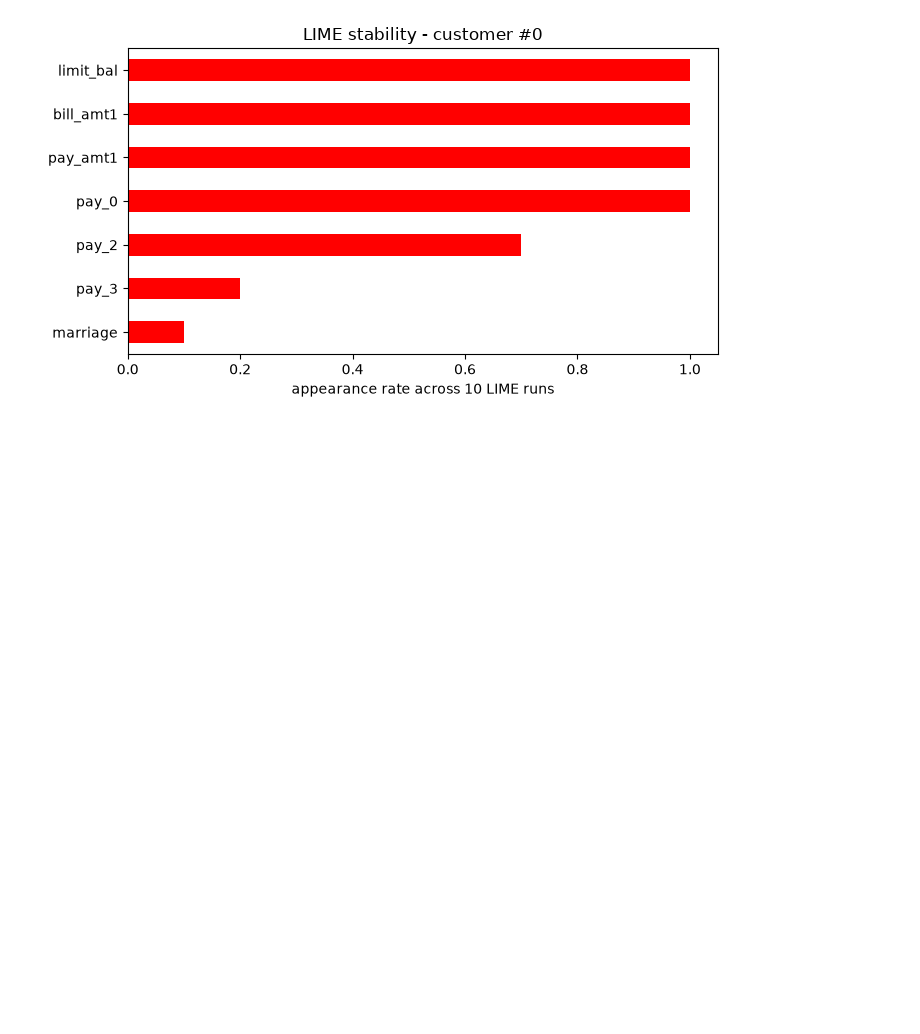
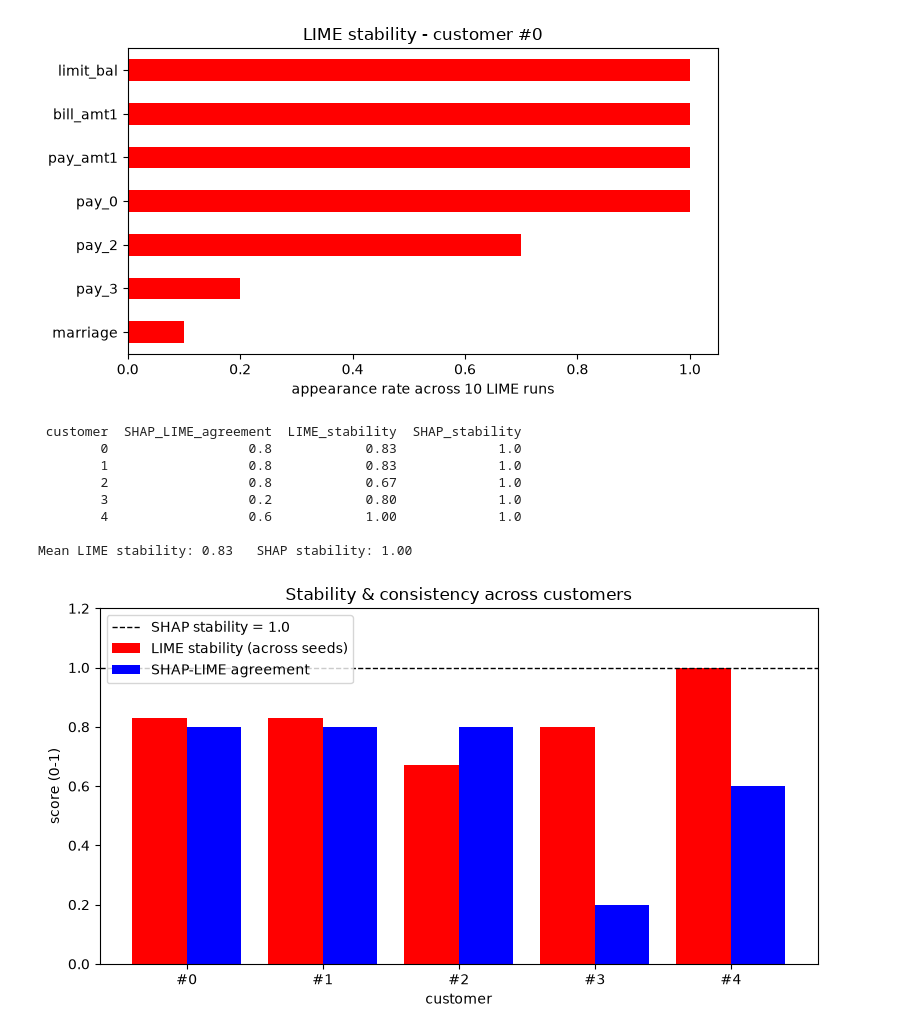
Before and after one commit to beratmertkayacan/TrustAI-PublicTasks, a Jupyter notebook: Task2/explanation_stability.ipynb, the cells around one changed output. Saved outputs shown, nothing was run; the diff lists cells and outputs as text; code cells hidden in the pictures; blank space fills up the shorter version.

Commit message:
Jaccard-based LIME stability and SHAP-LIME agreement summary

```diff
--- a/Task2/explanation_stability.ipynb
+++ b/Task2/explanation_stability.ipynb
@@ -217,3 +217,62 @@ dtype: float64
 
 SHAP identical across repeats: True
 [figure]
+# %%
+import numpy as np
+from itertools import combinations
+from lime.lime_tabular import LimeTabularExplainer
+
+def jaccard(a, b):
+    a, b = set(a), set(b)
+    return len(a & b) / len(a | b) # 1.0 = identical sets, 0 = no overlap
+
+def lime_topk_seeded(i, seed, k=5):
+    expl = LimeTabularExplainer(
+        training_data=X_train_scaled.values, feature_names=feature_names,
+        class_names=CLASS_NAMES, mode="classification", random_state=seed,
+    )
+    exp = expl.explain_instance(X_test_scaled.iloc[i].values, model.predict_proba, num_features=k)
+    pairs = sorted(exp.as_map()[1], key=lambda t: abs(t[1]), reverse=True)[:k]
+    return [feature_names[idx] for idx, w in pairs]
+
+customers = [0, 1, 2, 3, 4, 5, 6, 7, 8]
+seeds = range(10)
+
+rows = []
+for i in customers:
+    tops = [lime_topk_seeded(i, s) for s in seeds] # LIME top-5 per seed
+    stability = np.mean([jaccard(a, b) for a, b in combinations(tops, 2)]) # self-consistency
+    agreement = len(set(shap_top(i)) & set(lime_topk_seeded(i, 42))) / 5 # SHAP vs LIME
+    rows.append({
+        "customer": i,
+        "SHAP_LIME_agreement": round(agreement, 2),
+        "LIME_stability": round(stability, 2),
+        "SHAP_stability": 1.00, # deterministic reference
+    })
+
+summary = pd.DataFrame(rows)
+print(summary.to_string(index=False))
+print(f"\nMean LIME stability: {summary['LIME_stability'].mean():.2f}   SHAP stability: 1.00")
+summary.to_csv("outputs/stability_summary.csv", index=False)
+
+# Compare LIME self-stability vs SHAP-LIME agreement per customer
+x = np.arange(len(summary))
+plt.figure(figsize=(9, 5))
+plt.bar(x - 0.2, summary["LIME_stability"], width=0.4, label="LIME stability (across seeds)", color="red")
+plt.bar(x + 0.2, summary["SHAP_LIME_agreement"], width=0.4, label="SHAP-LIME agreement", color="blue")
+plt.axhline(1.0, color="black", lw=1, label="SHAP stability = 1.0")
+plt.xticks(x, [f"#{i}" for i in summary["customer"]])
+plt.ylim(0, 1.2); plt.xlabel("customer"); plt.ylabel("score (0-1)")
+plt.title("Stability & consistency across customers")
+plt.legend(); plt.tight_layout()
+plt.show()
+# %% [output]
+ customer  SHAP_LIME_agreement  LIME_stability  SHAP_stability
+        0                  0.8            0.83             1.0
+        1                  0.8            0.83             1.0
+        2                  0.8            0.67             1.0
+        3                  0.2            0.80             1.0
+        4                  0.6            1.00             1.0
+
+Mean LIME stability: 0.83   SHAP stability: 1.00
+[figure, added]
```
Also changed, not shown: parts of 2 cells of this notebook.
